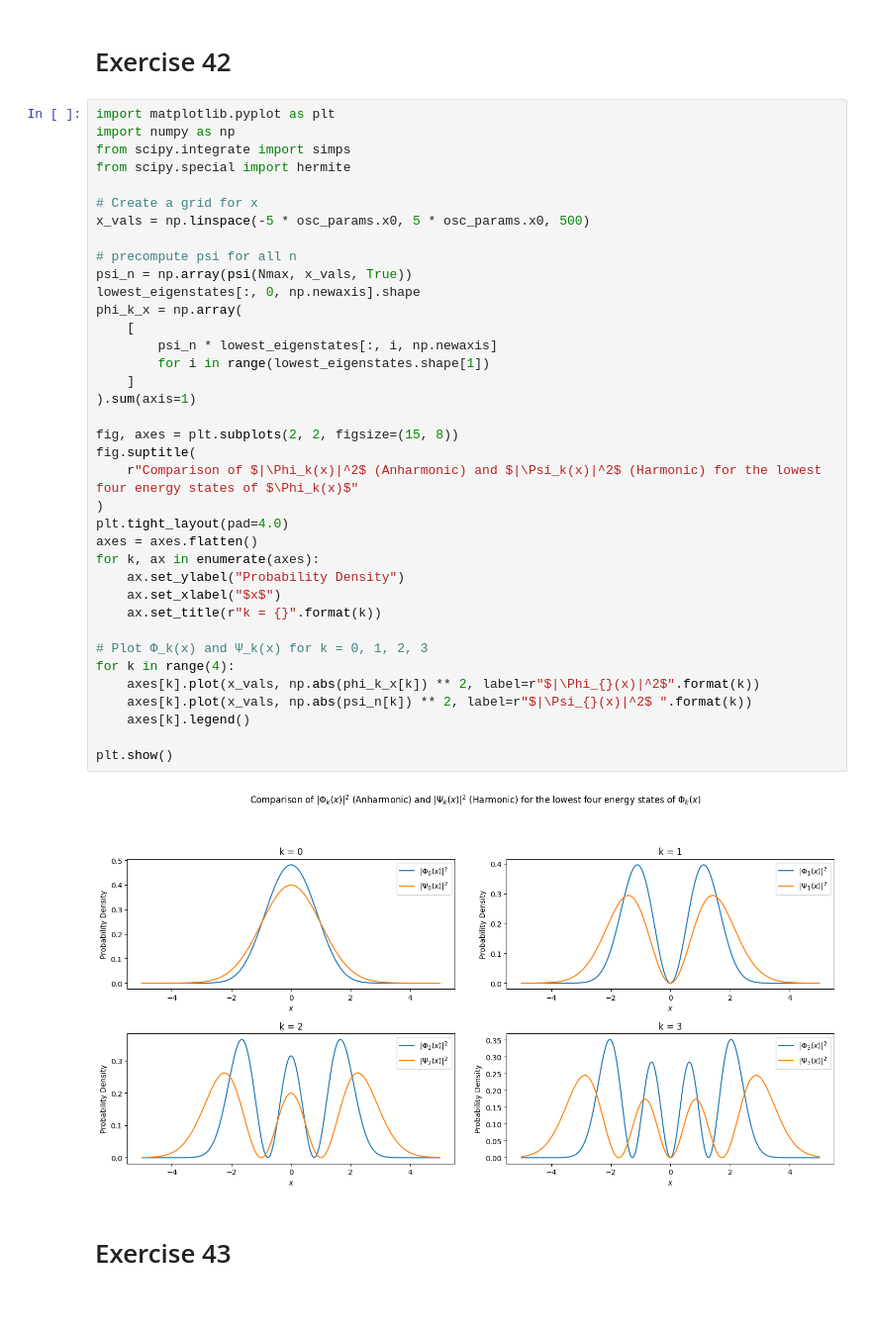
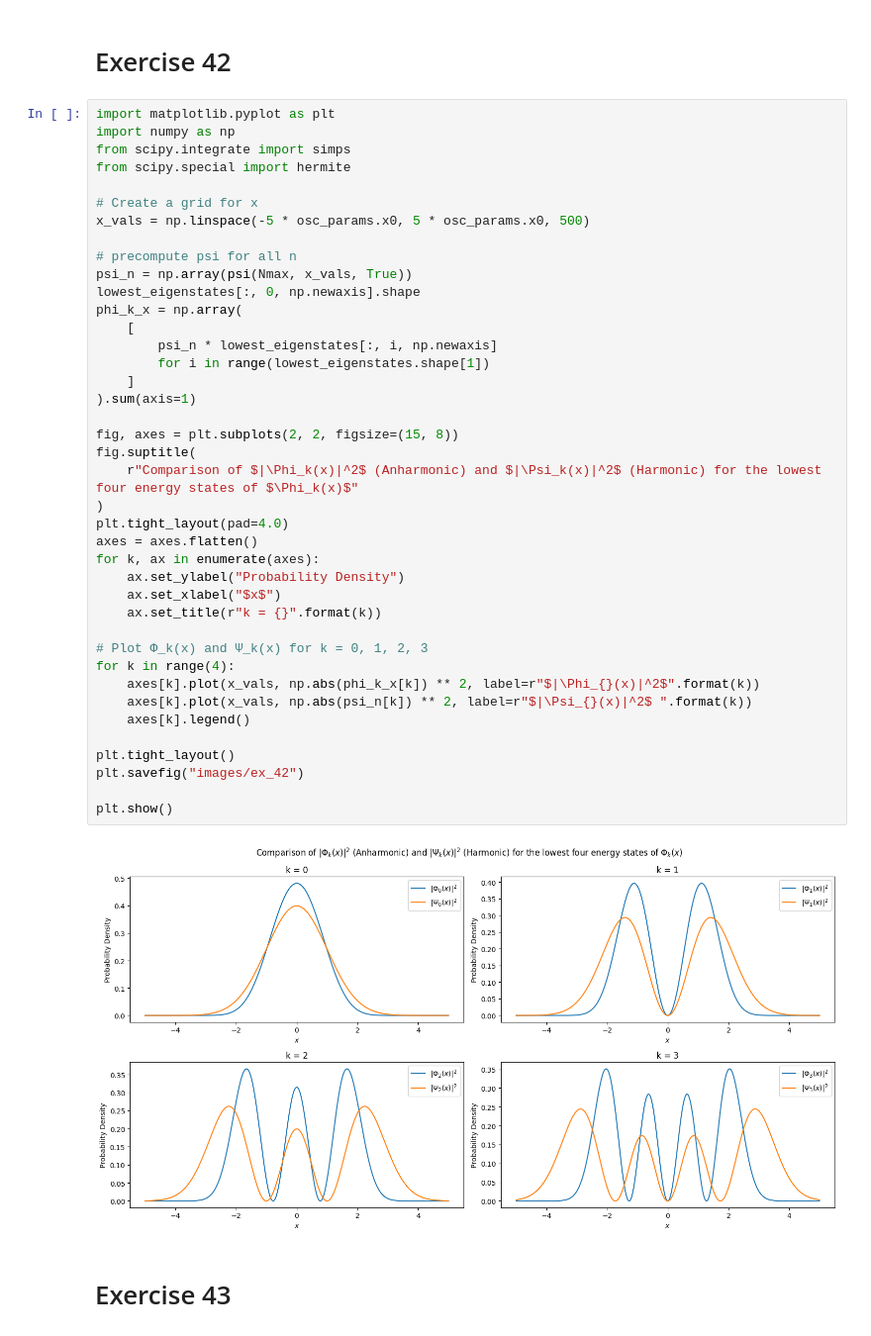
Before and after one commit to Gopal-Dahale/qmnp, a Jupyter notebook: hw2/hw2.ipynb, the cells around one changed output. Shown at 99% size. Drawn from its saved outputs; the diff is of its cells as text; blank space fills up the shorter version.

```diff
--- a/hw2/hw2.ipynb
+++ b/hw2/hw2.ipynb
@@ -898,34 +900,37 @@ x_vals = np.linspace(-5 * osc_params.x0, 5 * osc_params.x0, 500)
 
 # precompute psi for all n
 psi_n = np.array(psi(Nmax, x_vals, True))
 lowest_eigenstates[:, 0, np.newaxis].shape
 phi_k_x = np.array(
     [
         psi_n * lowest_eigenstates[:, i, np.newaxis]
         for i in range(lowest_eigenstates.shape[1])
     ]
 ).sum(axis=1)
 
 fig, axes = plt.subplots(2, 2, figsize=(15, 8))
 fig.suptitle(
     r"Comparison of $|\Phi_k(x)|^2$ (Anharmonic) and $|\Psi_k(x)|^2$ (Harmonic) for the lowest four energy states of $\Phi_k(x)$"
 )
 plt.tight_layout(pad=4.0)
 axes = axes.flatten()
 for k, ax in enumerate(axes):
     ax.set_ylabel("Probability Density")
     ax.set_xlabel("$x$")
     ax.set_title(r"k = {}".format(k))
 
 # Plot Φ_k(x) and Ψ_k(x) for k = 0, 1, 2, 3
 for k in range(4):
     axes[k].plot(x_vals, np.abs(phi_k_x[k]) ** 2, label=r"$|\Phi_{}(x)|^2$".format(k))
     axes[k].plot(x_vals, np.abs(psi_n[k]) ** 2, label=r"$|\Psi_{}(x)|^2$ ".format(k))
     axes[k].legend()
 
+plt.tight_layout()
+plt.savefig("images/ex_42")
+
 plt.show()
 # %% [output]
-[figure, old version]
+[figure, new version]
 # %% [markdown]
 # Exercise 43
 # %%
```
Also changed, not shown: parts of 9 cells of this notebook, 10 other files.
